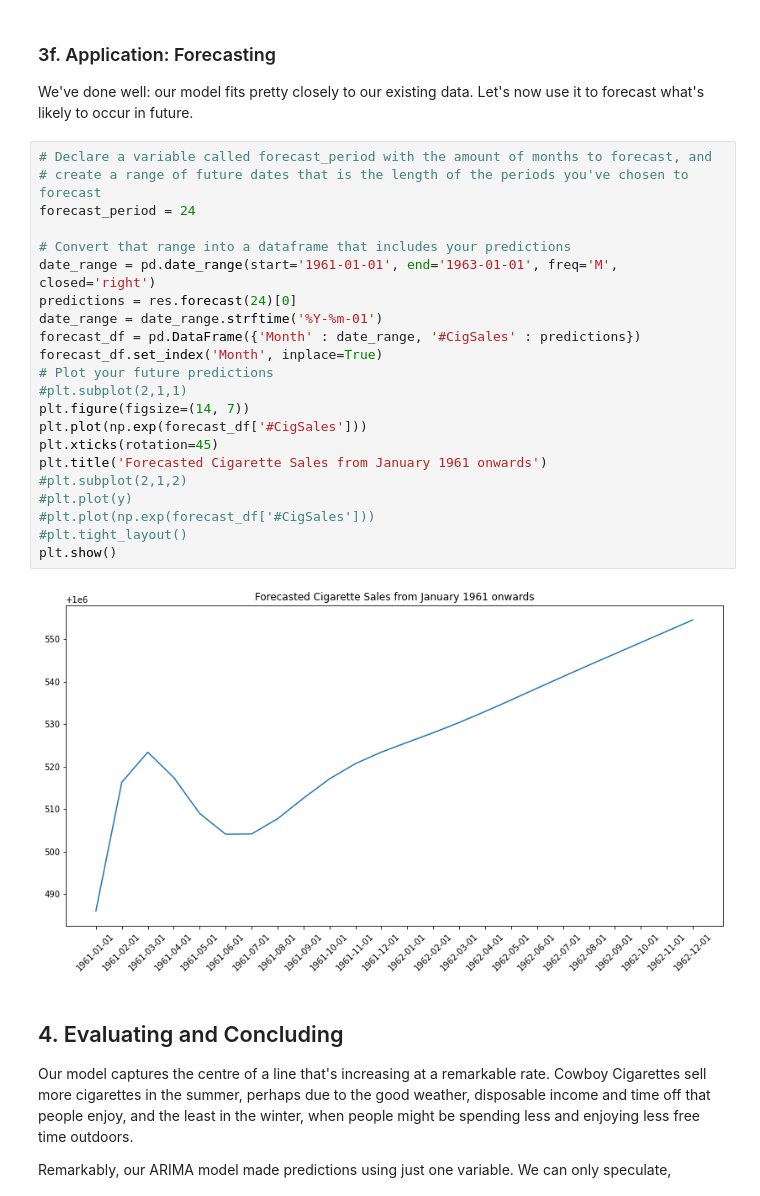
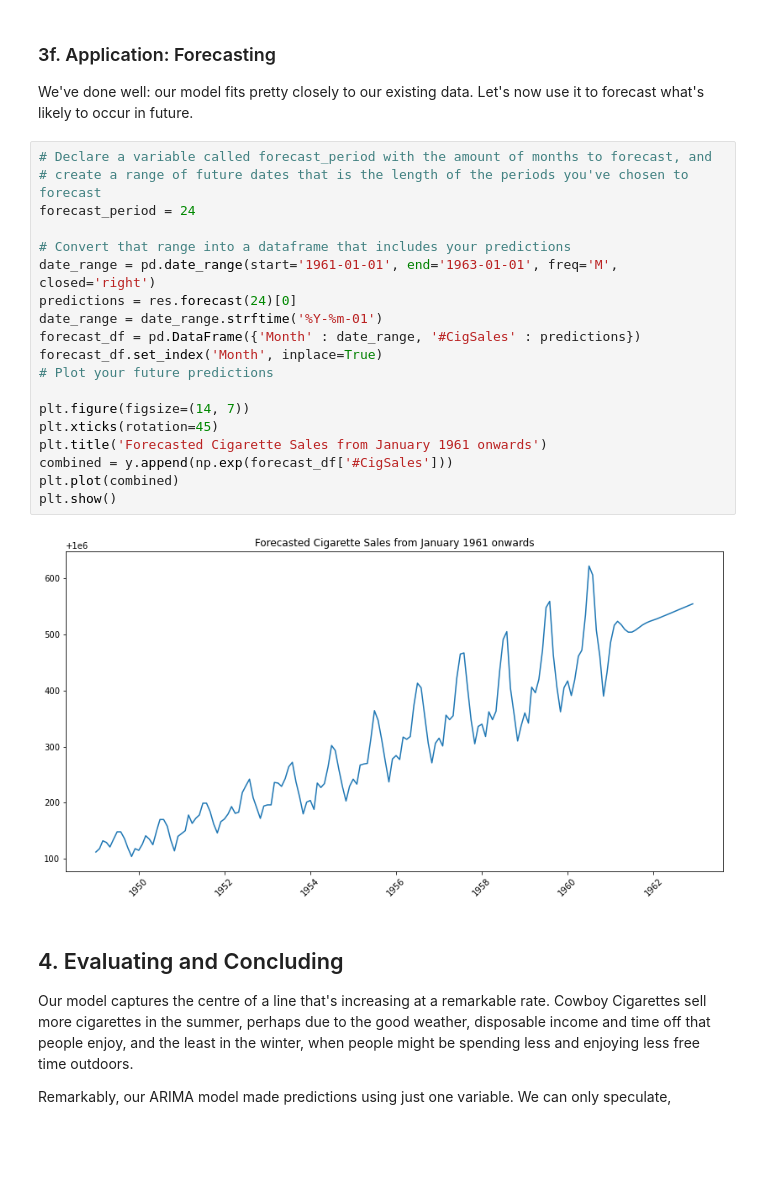
Before and after one commit to Sidharth1999/Cigarette-Sales-Case-Study, a Jupyter notebook: Cowboy Cigarettes Case Study - Tier 3.ipynb, the cells around one changed output. Drawn from its saved outputs; the diff is of its cells as text; blank space fills up the shorter version.

```diff
--- a/Cowboy Cigarettes Case Study - Tier 3.ipynb
+++ b/Cowboy Cigarettes Case Study - Tier 3.ipynb
@@ -388,27 +388,24 @@ We've done well: our model fits pretty closely to our existing data. Let's now u
 # %%
 # Declare a variable called forecast_period with the amount of months to forecast, and
 # create a range of future dates that is the length of the periods you've chosen to forecast
 forecast_period = 24
 
 # Convert that range into a dataframe that includes your predictions
 date_range = pd.date_range(start='1961-01-01', end='1963-01-01', freq='M', closed='right')
 predictions = res.forecast(24)[0]
 date_range = date_range.strftime('%Y-%m-01')
 forecast_df = pd.DataFrame({'Month' : date_range, '#CigSales' : predictions})
 forecast_df.set_index('Month', inplace=True)
 # Plot your future predictions
-#plt.subplot(2,1,1)
+
 plt.figure(figsize=(14, 7))
-plt.plot(np.exp(forecast_df['#CigSales']))
 plt.xticks(rotation=45)
 plt.title('Forecasted Cigarette Sales from January 1961 onwards')
-#plt.subplot(2,1,2)
-#plt.plot(y)
-#plt.plot(np.exp(forecast_df['#CigSales']))
-#plt.tight_layout()
+combined = y.append(np.exp(forecast_df['#CigSales']))
+plt.plot(combined)
 plt.show()
 # %% [output]
-[figure, old version]
+[figure, new version]
 # %% [markdown]
 ## 4. Evaluating and Concluding
 
```
Also changed, not shown: parts of 1 cell of this notebook.
